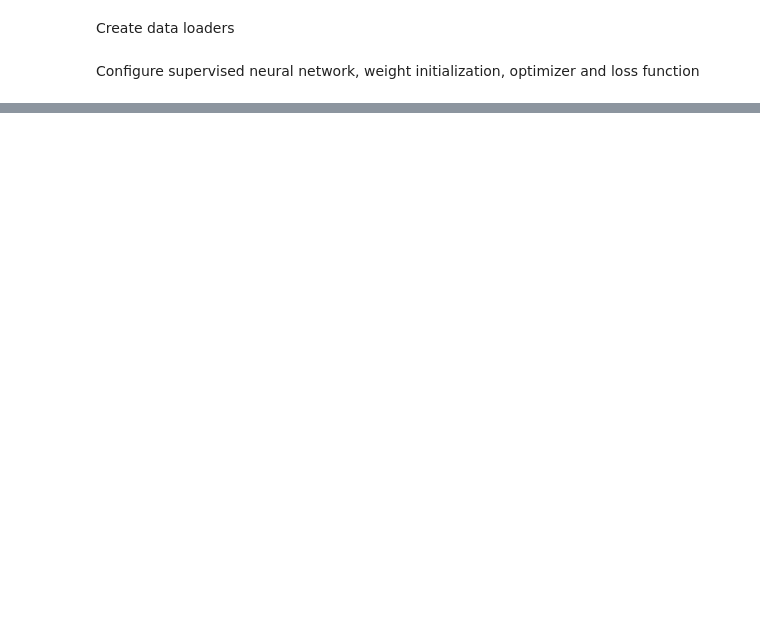
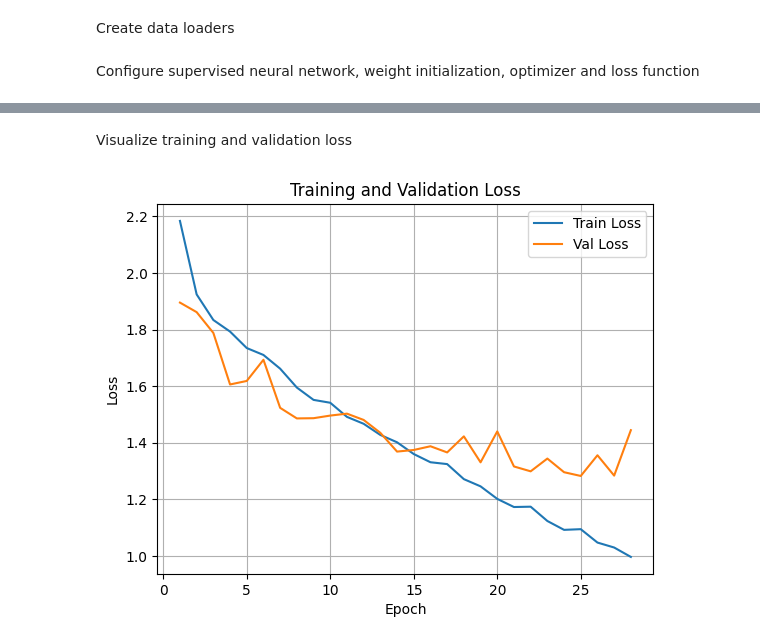
Before and after one commit to eliasswitzer/cosc-4p96-assignment-1, a Jupyter notebook: full_pipeline.ipynb, the cells around one changed output, grey strips where cells are left out. Cells and saved outputs as stored; diff of their text form; code cells hidden in the pictures; blank space fills up the shorter version.

```diff
--- a/full_pipeline.ipynb
+++ b/full_pipeline.ipynb
@@ -139,13 +152,18 @@ Train and validate baseline supervised neural network
 # %%
-epochs = 10
+converged_epoch = None
+
+val_loss_history = [] # to track the previous val loss
+early_stop = False
 
 for epoch in range(epochs):
+    if early_stop:
+        break
     model.train()
     train_loss = 0.0
     correct = 0
     total = 0
 
-    # Training loop
+    # Training
     for images, labels in initial_train_loader:
         images = images.to(device)
         labels = labels.to(device)
@@ -193,4 +211,26 @@ for epoch in range(epochs):
         f"Train Loss: {train_loss:.4f}, Train Accuracy: {train_acc:.4f} | ",
         f"Val Loss: {val_loss:.4f}, Val Accuracy: {val_acc:.4f}"
     )
+
+    # Record Metrics
+    metrics["train_loss"].append(train_loss)
+    metrics["train_acc"].append(train_acc)
+    metrics["val_loss"].append(val_loss)
+    metrics["val_acc"].append(val_acc)
+
+    # Overfitting Detection
+    val_loss_history.append(val_loss)
+    if len(val_loss_history) > overfitting_window: # only start checking after enough epochs have passed
+        prev_val_loss_values = val_loss_history[-overfitting_window:]
+
+        mean_val_loss = np.mean(prev_val_loss_values)
+        std__val_loss = np.std(prev_val_loss_values)
+
+        if val_loss > mean_val_loss + std__val_loss: # overfitting criterion
+            early_stop = True
+            converged_epoch = epoch
+            print("Overfitting Detected! Stopping training.")
+
+if early_stop:
+    print(f"Epoch Converged: {converged_epoch}")
 # %% [output]
@@ -197,0 +282,17 @@ RuntimeError: mat1 and mat2 shapes cannot be multiplied (64x512 and 2048x256)
+# %% [markdown]
+Visualize training and validation loss
+# %%
+import matplotlib.pyplot as plt
+
+epochs = range(1, len(metrics['train_loss']) + 1)
+
+plt.figure()
+plt.plot(epochs, metrics["train_loss"], label="Train Loss")
+plt.plot(epochs, metrics["val_loss"], label="Val Loss")
+plt.xlabel("Epoch")
+plt.ylabel("Loss")
+plt.title("Training and Validation Loss")
+plt.legend()
+plt.grid(True)
+# %% [output]
+[figure, added]
```
Also changed, not shown: parts of 15 cells of this notebook, 1 other file.
